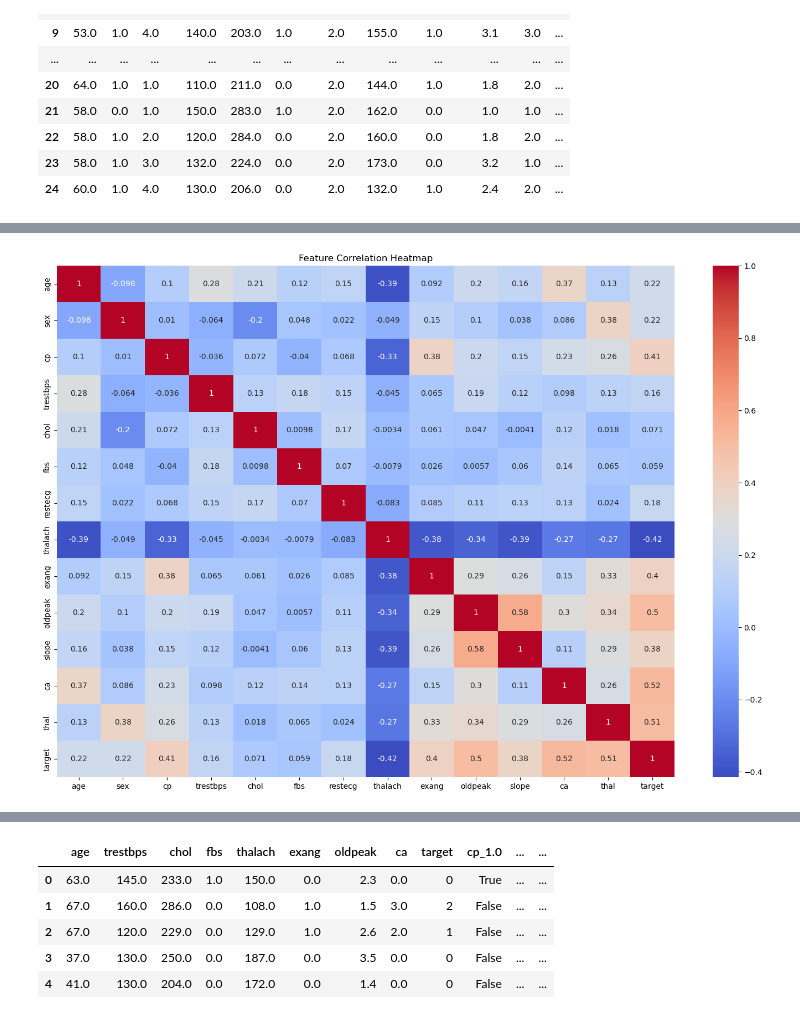
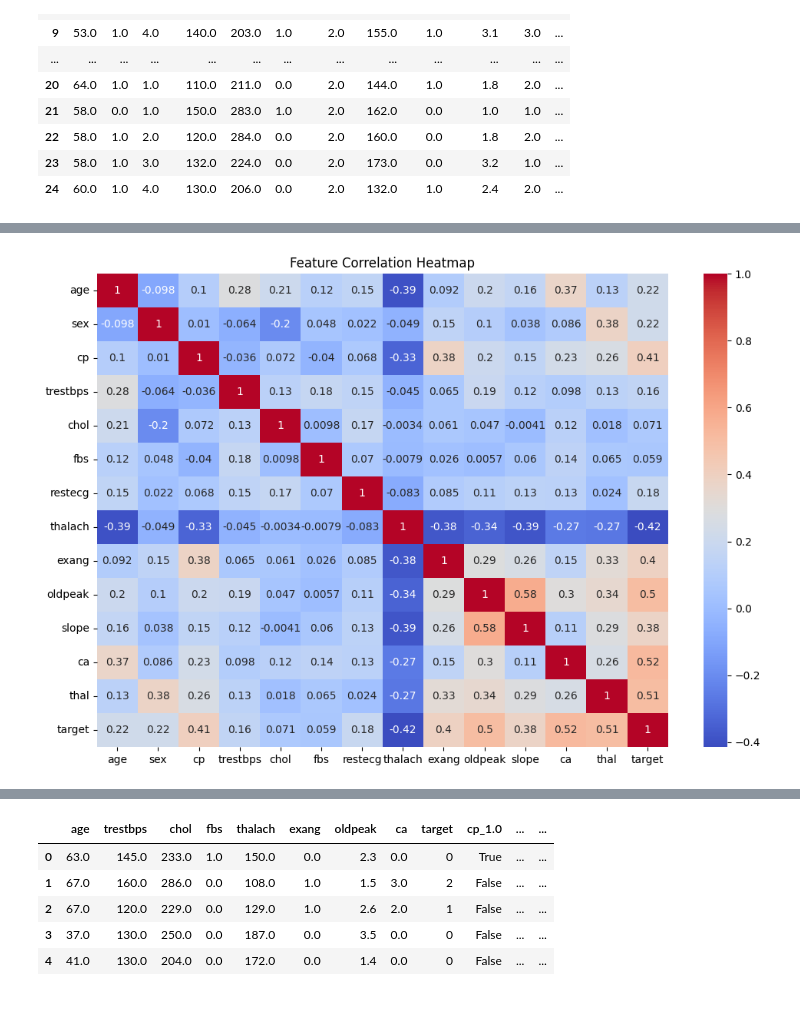
Before and after one commit to sb24ragnar/HearHealthPredictor, a Jupyter notebook: Heart.ipynb, the cells around one changed output, grey strips where cells are left out. Saved outputs shown, nothing was run; the diff lists cells and outputs as text; code cells hidden in the pictures.

```diff
--- a/Heart.ipynb
+++ b/Heart.ipynb
@@ -68,7 +110,7 @@ plt.show()
 # %%
-plt.figure(figsize=(18,12))
+plt.figure(figsize=(12,8))
 sns.heatmap(heart_df.corr(), annot=True, cmap='coolwarm')
 plt.title('Feature Correlation Heatmap')
 plt.show()
 # %% [output]
-[figure, old version]
+[figure, new version]
```
Also changed, not shown: parts of 26 cells of this notebook.
